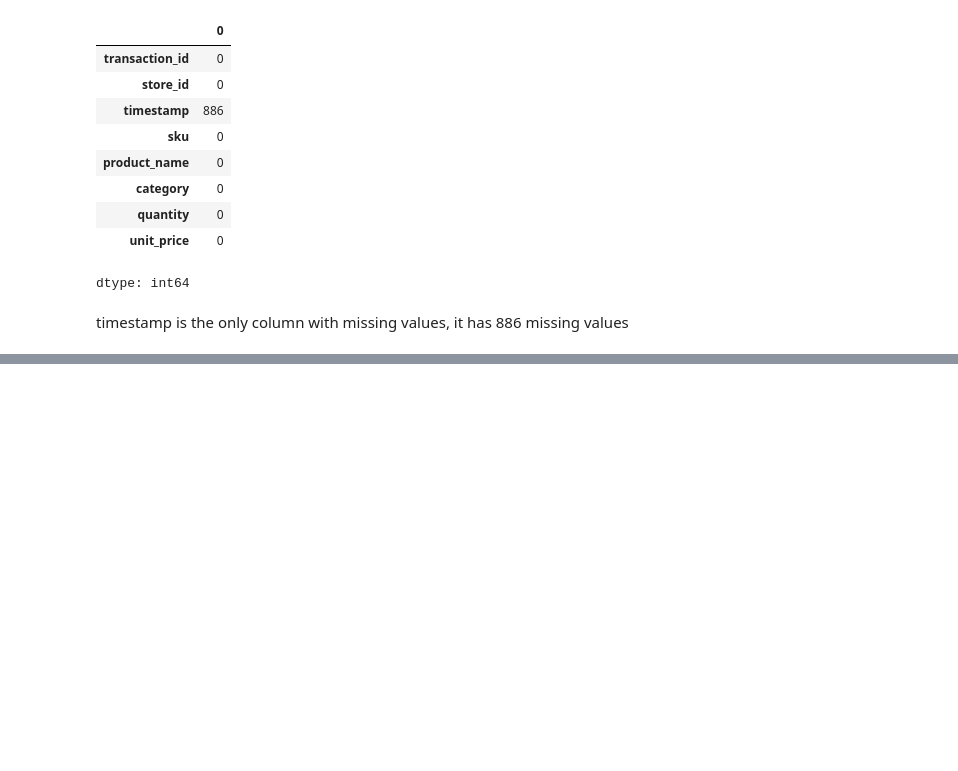
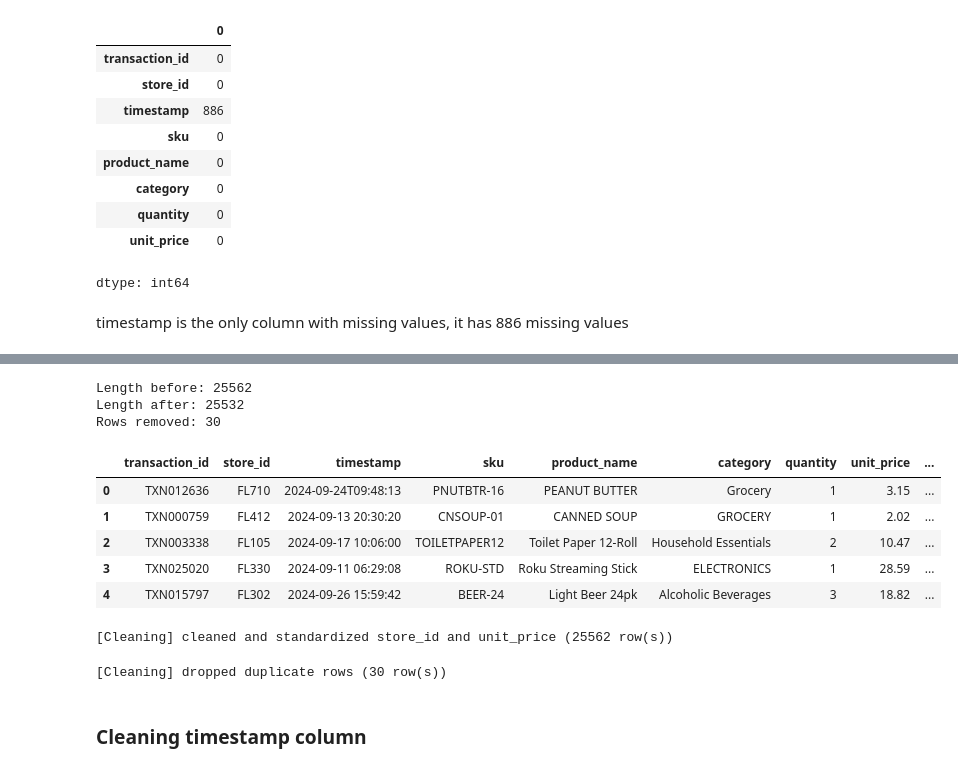
Before and after one commit to mayajdias/walmart-hurricane-project, a Jupyter notebook: notebooks/Cleaning.ipynb, the cells around one changed output, grey strips where cells are left out. Cells and saved outputs as stored; diff of their text form; code cells hidden in the pictures; blank space fills up the shorter version.

```diff
--- a/notebooks/Cleaning.ipynb
+++ b/notebooks/Cleaning.ipynb
@@ -425,0 +617,35 @@ DECISIONS
+# %%
+def clean_transactions(df):
+  df = df.copy()
+  if 'store_id' in df.columns:
+        df['store_id'] = (df['store_id'].astype(str).str.upper().str.replace(r'[^A-Z0-9]', '', regex=True))
+  if 'unit_price' in df.columns:
+        df['unit_price'] = (df['unit_price'].astype(str).str.replace(r'[^\d.]', '', regex=True).astype(float))
+  df = df.drop_duplicates().reset_index(drop=True)
+  return df
+# %%
+print("Length before:", len(transactions_fully_consolidated))
+transactions_cleaned_price_id = clean_transactions(transactions_fully_consolidated)
+print("Length after:", len(transactions_cleaned_price_id))
+print("Rows removed:", len(transactions_fully_consolidated) - len(transactions_cleaned_price_id))
+transactions_cleaned_price_id.head()
+# %% [output]
+Length before: 25562
+Length after: 25532
+Rows removed: 30
+|  | transaction_id | store_id | timestamp | sku | product_name | category | quantity | unit_price | ... |
+| 0 | TXN012636 | FL710 | 2024-09-24T09:48:13 | PNUTBTR-16 | PEANUT BUTTER | Grocery | 1 | 3.15 | ... |
+| 1 | TXN000759 | FL412 | 2024-09-13 20:30:20 | CNSOUP-01 | CANNED SOUP | GROCERY | 1 | 2.02 | ... |
+| 2 | TXN003338 | FL105 | 2024-09-17 10:06:00 | TOILETPAPER12 | Toilet Paper 12-Roll | Household Essentials | 2 | 10.47 | ... |
+| 3 | TXN025020 | FL330 | 2024-09-11 06:29:08 | ROKU-STD | Roku Streaming Stick | ELECTRONICS | 1 | 28.59 | ... |
+| 4 | TXN015797 | FL302 | 2024-09-26 15:59:42 | BEER-24 | Light Beer 24pk | Alcoholic Beverages | 3 | 18.82 | ... |
+# %%
+log("Cleaning", "cleaned and standardized store_id and unit_price", "25562")
+# %% [output]
+[Cleaning] cleaned and standardized store_id and unit_price (25562 row(s))
+# %%
+log("Cleaning", "dropped duplicate rows", "30")
+# %% [output]
+[Cleaning] dropped duplicate rows (30 row(s))
+# %% [markdown]
+### Cleaning timestamp column
```
Also changed, not shown: parts of 33 cells of this notebook.
